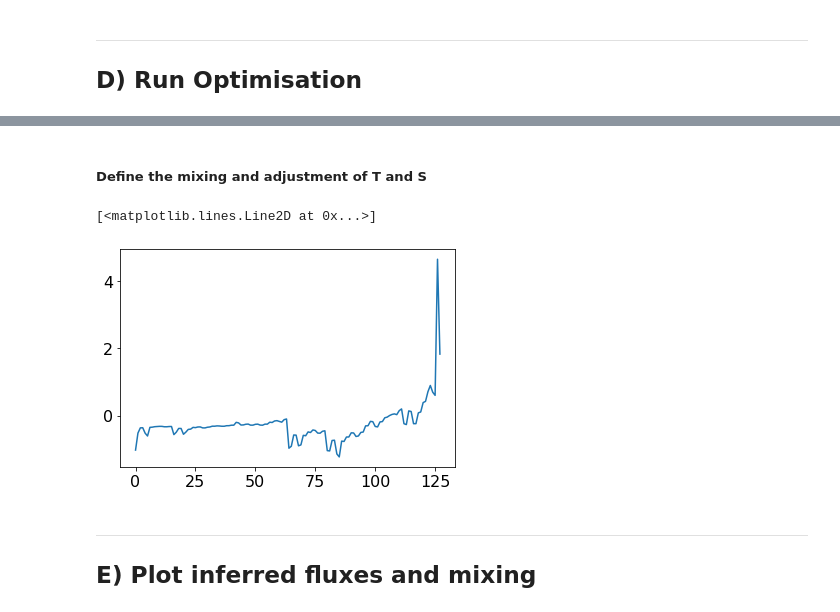
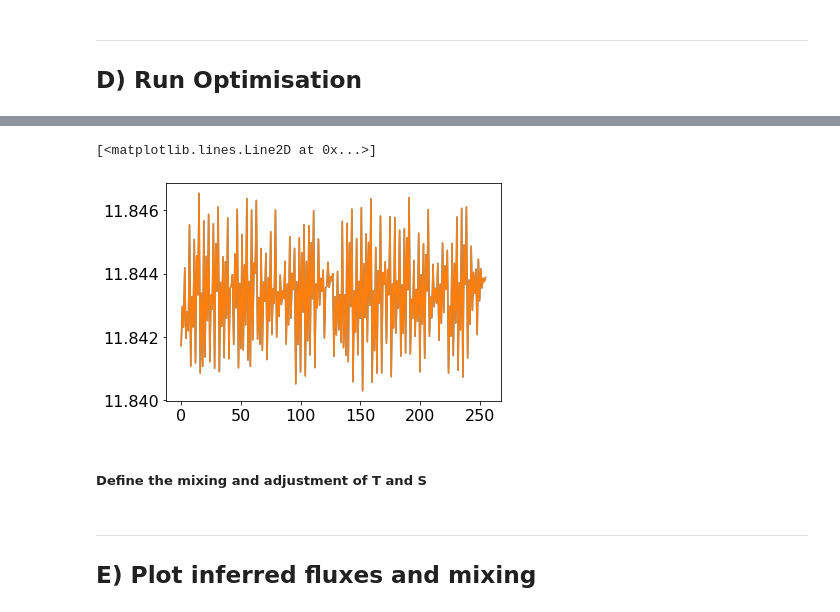
Before and after one commit to taimoorsohail/Min_Max_Transform, a Jupyter notebook: MinMixFinal.ipynb, the cells around one changed output, grey strips where cells are left out. Drawn from its saved outputs; the diff is of its cells as text; code cells hidden in the pictures.

```diff
--- a/MinMixFinal.ipynb
+++ b/MinMixFinal.ipynb
@@ -393,3 +408,9 @@ Wall time: 560 ms
+# %%
+plt.plot((C@xxx))
+plt.plot((d))
+# %% [output]
+[<matplotlib.lines.Line2D at 0x...>]
+[figure, added]
 # %% [markdown]
 ##### Define the mixing and adjustment of T and S
 # %%
@@ -433,13 +454,6 @@ T_Av_mix[T_Av_mix==np.inf] = 0
 S_Av_mix = dSV_mix/(flat_Vol_blc1)
 S_Av_mix[np.isnan(S_Av_mix)]= 0
 S_Av_mix[S_Av_mix==np.inf] = 0
-# %%
-# plt.plot(A@xxx)
-plt.plot(flat_S_blc2)
-# plt.plot(d)
-# %% [output]
-[<matplotlib.lines.Line2D at 0x...>]
-[figure, removed]
 # %% [markdown]
 ---------------------
 ## E) Plot inferred fluxes and mixing
```
Also changed, not shown: parts of 16 cells of this notebook.
